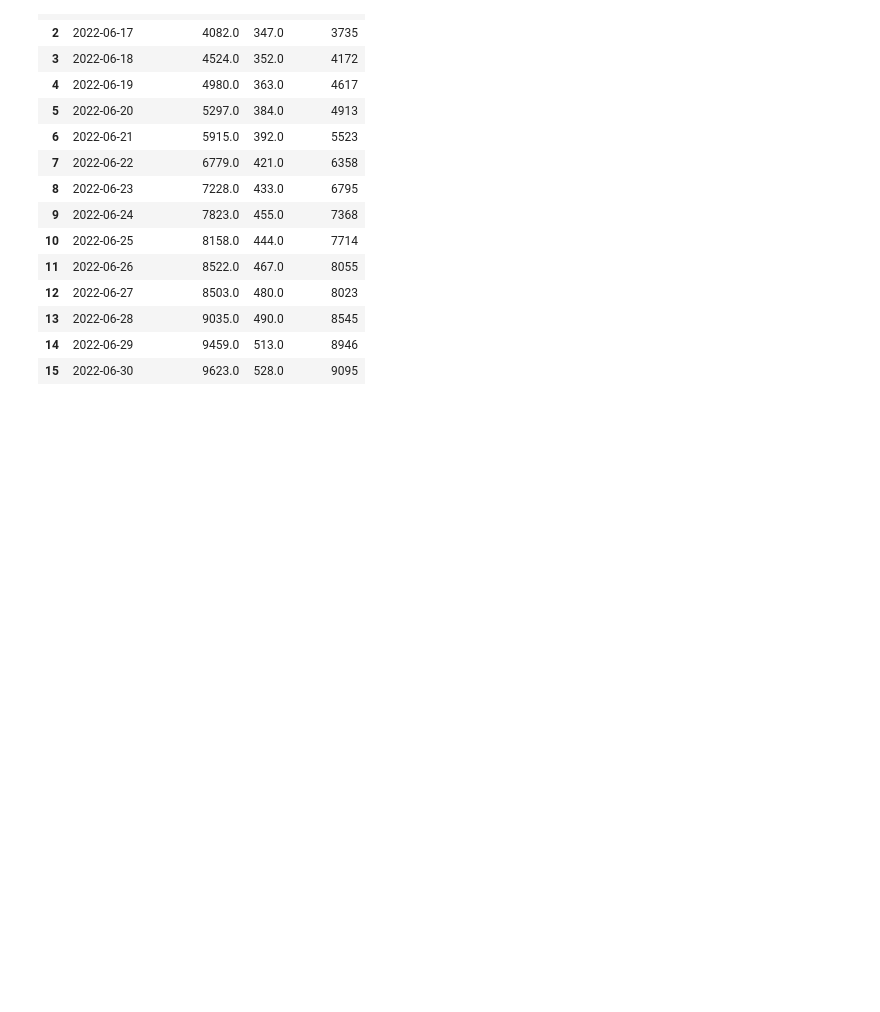
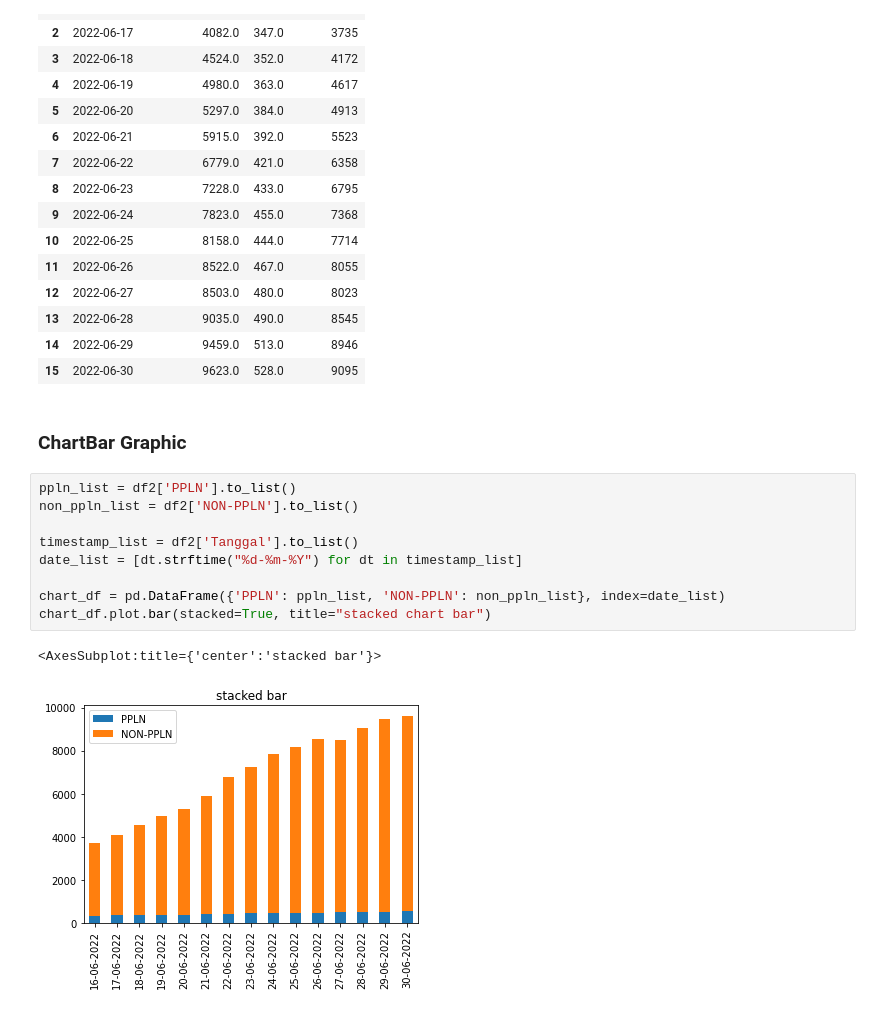
Before and after one commit to Edwin-Jaya/COMPFEST, a Jupyter notebook: dataCompfest.ipynb, the cells around one changed output. Cells and saved outputs as stored; diff of their text form; blank space fills up the shorter version.

Commit message:
add stacked and subplots chartbar

```diff
--- a/dataCompfest.ipynb
+++ b/dataCompfest.ipynb
@@ -182,3 +182,17 @@ df2
 | 13 | 2022-06-28 | 9035.0 | 490.0 | 8545 |
 | 14 | 2022-06-29 | 9459.0 | 513.0 | 8946 |
 | 15 | 2022-06-30 | 9623.0 | 528.0 | 9095 |
+# %% [markdown]
+### ChartBar Graphic
+# %%
+ppln_list = df2['PPLN'].to_list()
+non_ppln_list = df2['NON-PPLN'].to_list()
+
+timestamp_list = df2['Tanggal'].to_list()
+date_list = [dt.strftime("%d-%m-%Y") for dt in timestamp_list]
+
+chart_df = pd.DataFrame({'PPLN': ppln_list, 'NON-PPLN': non_ppln_list}, index=date_list)
+chart_df.plot.bar(stacked=True, title="stacked chart bar")
+# %% [output]
+<AxesSubplot:title={'center':'stacked bar'}>
+[figure, added]
```
Also changed, not shown: parts of 1 cell of this notebook.
